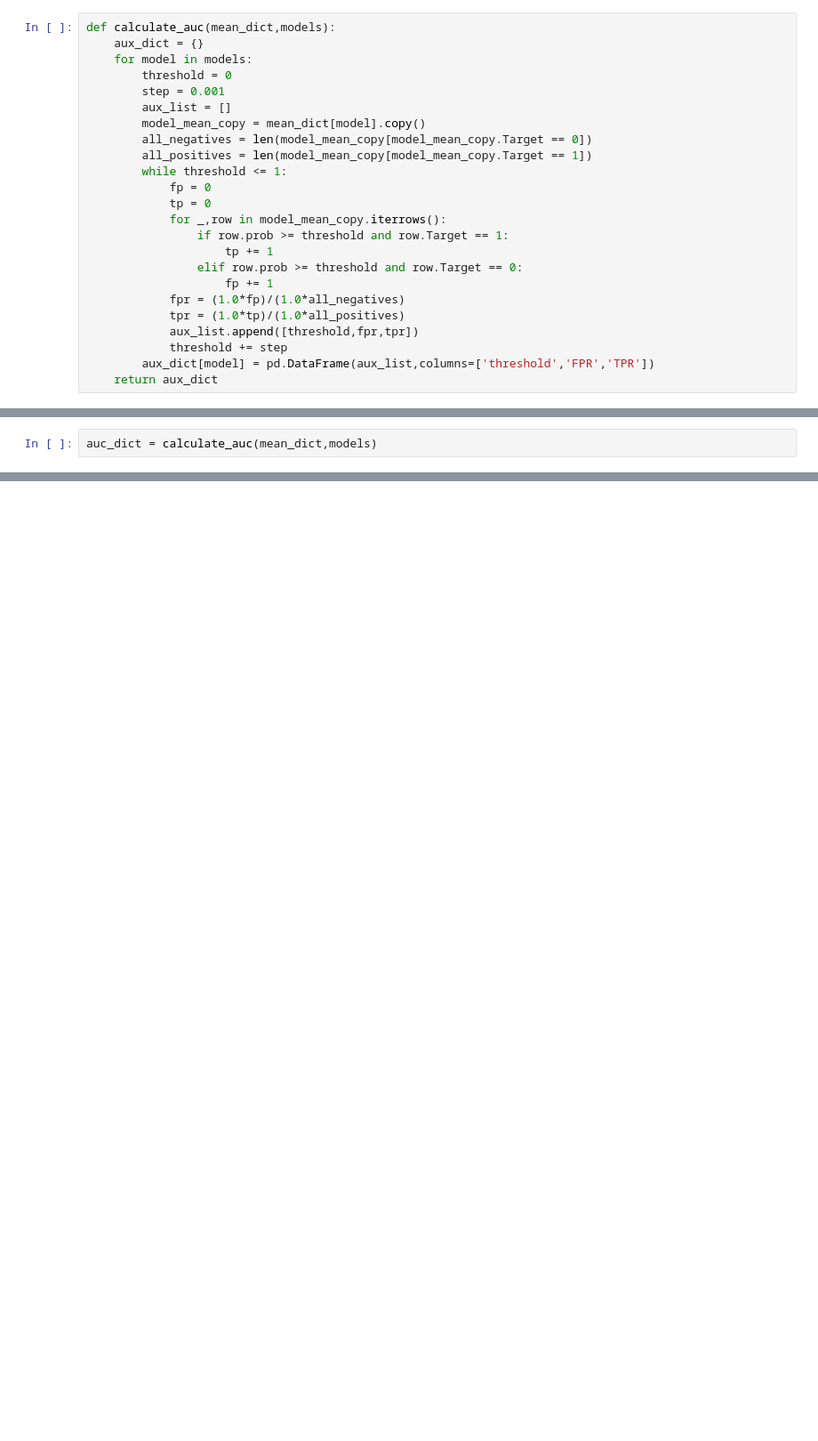
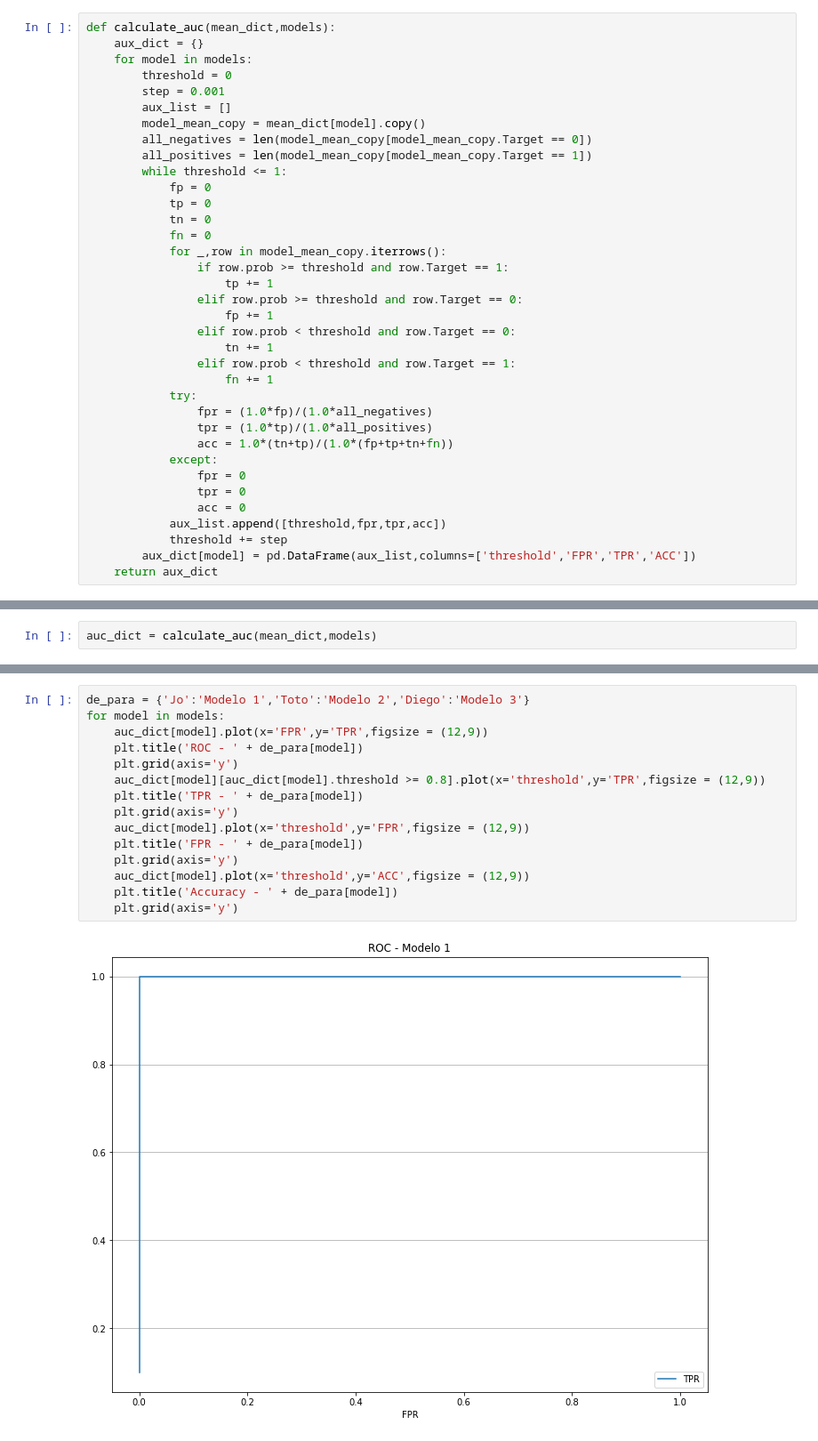
Before and after one commit to thicorfon/AegisModel, a Jupyter notebook: test-pipeline/02 - Model Backtest.ipynb, the cells around one changed output, grey strips where cells are left out. Shown at 89% size. Drawn from its saved outputs; the diff is of its cells as text; blank space fills up the shorter version.

```diff
--- a/test-pipeline/02 - Model Backtest.ipynb
+++ b/test-pipeline/02 - Model Backtest.ipynb
@@ -74,16 +74,28 @@ def calculate_auc(mean_dict,models):
         while threshold <= 1:
             fp = 0
             tp = 0
+            tn = 0
+            fn = 0
             for _,row in model_mean_copy.iterrows():
                 if row.prob >= threshold and row.Target == 1:
                     tp += 1
                 elif row.prob >= threshold and row.Target == 0:
                     fp += 1
-            fpr = (1.0*fp)/(1.0*all_negatives)
-            tpr = (1.0*tp)/(1.0*all_positives)
-            aux_list.append([threshold,fpr,tpr])
+                elif row.prob < threshold and row.Target == 0:
+                    tn += 1
+                elif row.prob < threshold and row.Target == 1:
+                    fn += 1
+            try:
+                fpr = (1.0*fp)/(1.0*all_negatives)
+                tpr = (1.0*tp)/(1.0*all_positives)
+                acc = 1.0*(tn+tp)/(1.0*(fp+tp+tn+fn))
+            except:
+                fpr = 0
+                tpr = 0
+                acc = 0
+            aux_list.append([threshold,fpr,tpr,acc])
             threshold += step
-        aux_dict[model] = pd.DataFrame(aux_list,columns=['threshold','FPR','TPR'])
+        aux_dict[model] = pd.DataFrame(aux_list,columns=['threshold','FPR','TPR','ACC'])
     return aux_dict
 # %%
 def calculate_f_score(mean_dict,models,threshold,beta):
@@ -131,0 +179,17 @@ auc_dict = calculate_auc(mean_dict,models)
+# %%
+de_para = {'Jo':'Modelo 1','Toto':'Modelo 2','Diego':'Modelo 3'}
+for model in models:
+    auc_dict[model].plot(x='FPR',y='TPR',figsize = (12,9))
+    plt.title('ROC - ' + de_para[model])
+    plt.grid(axis='y')
+    auc_dict[model][auc_dict[model].threshold >= 0.8].plot(x='threshold',y='TPR',figsize = (12,9))
+    plt.title('TPR - ' + de_para[model])
+    plt.grid(axis='y')
+    auc_dict[model].plot(x='threshold',y='FPR',figsize = (12,9))
+    plt.title('FPR - ' + de_para[model])
+    plt.grid(axis='y')
+    auc_dict[model].plot(x='threshold',y='ACC',figsize = (12,9))
+    plt.title('Accuracy - ' + de_para[model])
+    plt.grid(axis='y')
+# %% [output]
+[figure, added]
```
Also changed, not shown: parts of 18 cells of this notebook, 3 other files.
